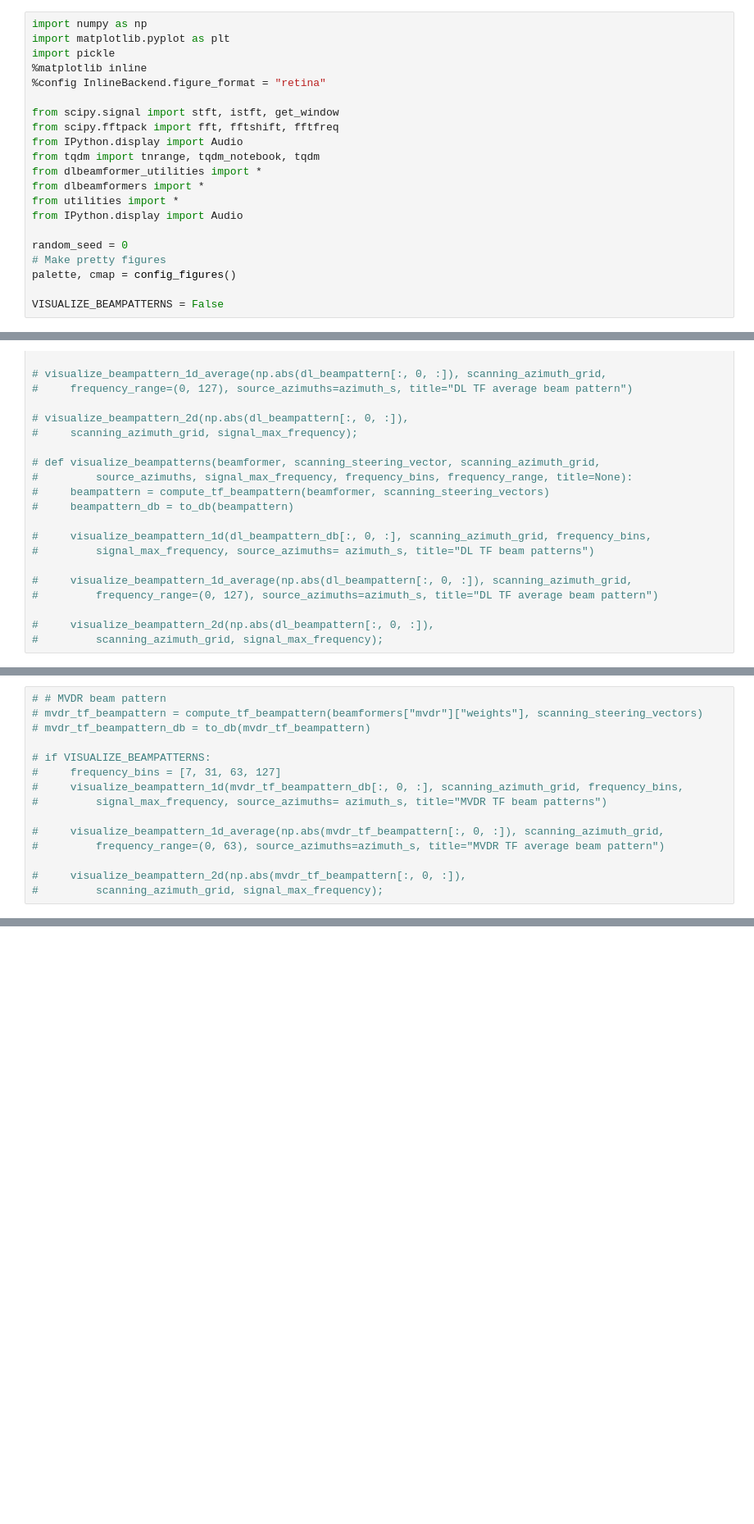
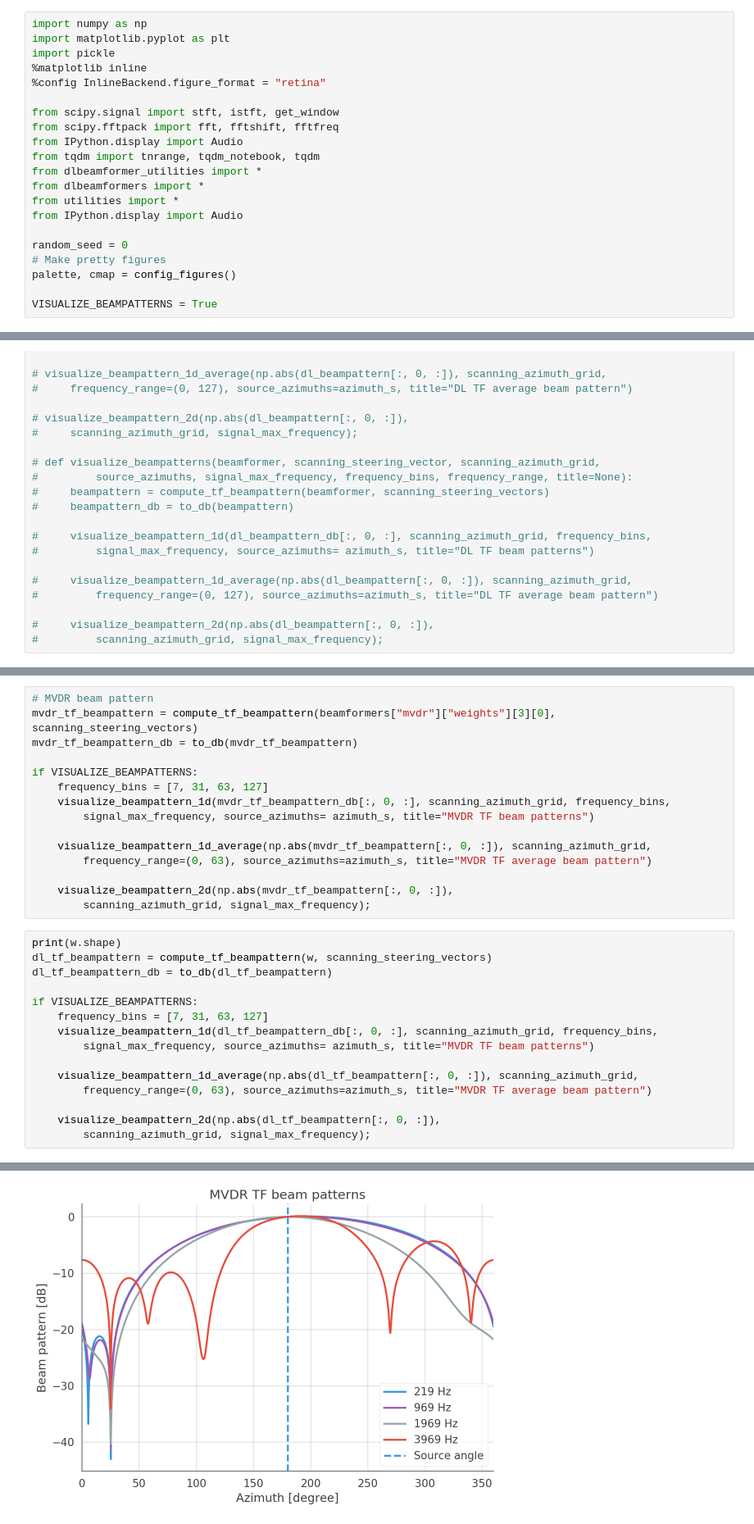
Before and after one commit to dung-n-tran/dlbeamformer, a Jupyter notebook: benchmark_dlbeamforming_circular_array_sinr_curves.ipynb, the cells around one changed output, grey strips where cells are left out. Shown at 82% size. Cells and saved outputs as stored; diff of their text form; blank space fills up the shorter version.

```diff
--- a/benchmark_dlbeamforming_circular_array_sinr_curves.ipynb
+++ b/benchmark_dlbeamforming_circular_array_sinr_curves.ipynb
@@ -18,7 +18,7 @@ random_seed = 0
 # Make pretty figures
 palette, cmap = config_figures()
 
-VISUALIZE_BEAMPATTERNS = False
+VISUALIZE_BEAMPATTERNS = True
 # %%
 datapath = "CMU_ARCTIC/cmu_us_bdl_arctic/wav"
 train_data, test_data = load_data(datapath)
@@ -334,15 +390,31 @@ Audio(beamformers[beamformer_name]["out"][2][0], rate=sampling_frequency, autopl
 # %%
-# # MVDR beam pattern
-# mvdr_tf_beampattern = compute_tf_beampattern(beamformers["mvdr"]["weights"], scanning_steering_vectors)
-# mvdr_tf_beampattern_db = to_db(mvdr_tf_beampattern)
+# MVDR beam pattern
+mvdr_tf_beampattern = compute_tf_beampattern(beamformers["mvdr"]["weights"][3][0], scanning_steering_vectors)
+mvdr_tf_beampattern_db = to_db(mvdr_tf_beampattern)
 
-# if VISUALIZE_BEAMPATTERNS:
-#     frequency_bins = [7, 31, 63, 127]
-#     visualize_beampattern_1d(mvdr_tf_beampattern_db[:, 0, :], scanning_azimuth_grid, frequency_bins,
-#         signal_max_frequency, source_azimuths= azimuth_s, title="MVDR TF beam patterns")
+if VISUALIZE_BEAMPATTERNS:
+    frequency_bins = [7, 31, 63, 127]
+    visualize_beampattern_1d(mvdr_tf_beampattern_db[:, 0, :], scanning_azimuth_grid, frequency_bins,
+        signal_max_frequency, source_azimuths= azimuth_s, title="MVDR TF beam patterns")
 
-#     visualize_beampattern_1d_average(np.abs(mvdr_tf_beampattern[:, 0, :]), scanning_azimuth_grid,
-#         frequency_range=(0, 63), source_azimuths=azimuth_s, title="MVDR TF average beam pattern")
+    visualize_beampattern_1d_average(np.abs(mvdr_tf_beampattern[:, 0, :]), scanning_azimuth_grid,
+        frequency_range=(0, 63), source_azimuths=azimuth_s, title="MVDR TF average beam pattern")
 
-#     visualize_beampattern_2d(np.abs(mvdr_tf_beampattern[:, 0, :]),
-#         scanning_azimuth_grid, signal_max_frequency);
+    visualize_beampattern_2d(np.abs(mvdr_tf_beampattern[:, 0, :]),
+        scanning_azimuth_grid, signal_max_frequency);
+# %%
+print(w.shape)
+dl_tf_beampattern = compute_tf_beampattern(w, scanning_steering_vectors)
+dl_tf_beampattern_db = to_db(dl_tf_beampattern)
+
+if VISUALIZE_BEAMPATTERNS:
+    frequency_bins = [7, 31, 63, 127]
+    visualize_beampattern_1d(dl_tf_beampattern_db[:, 0, :], scanning_azimuth_grid, frequency_bins,
+        signal_max_frequency, source_azimuths= azimuth_s, title="MVDR TF beam patterns")
+
+    visualize_beampattern_1d_average(np.abs(dl_tf_beampattern[:, 0, :]), scanning_azimuth_grid,
+        frequency_range=(0, 63), source_azimuths=azimuth_s, title="MVDR TF average beam pattern")
+
+    visualize_beampattern_2d(np.abs(dl_tf_beampattern[:, 0, :]),
+        scanning_azimuth_grid, signal_max_frequency);
+# %% [output]
@@ -348,0 +422 @@ Audio(beamformers[beamformer_name]["out"][2][0], rate=sampling_frequency, autopl
+[figure, added]
```
Also changed, not shown: parts of 13 cells of this notebook, 15 other files.
